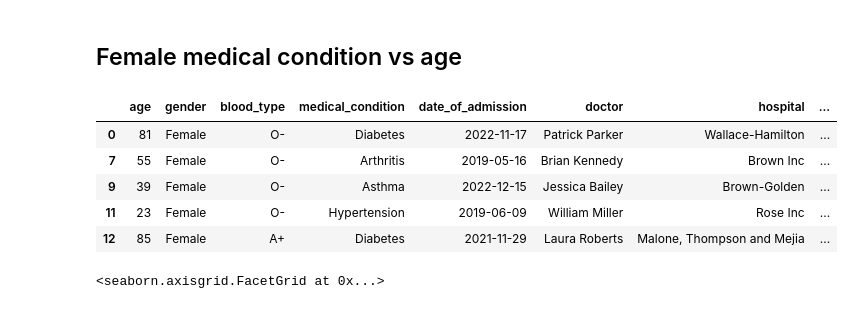
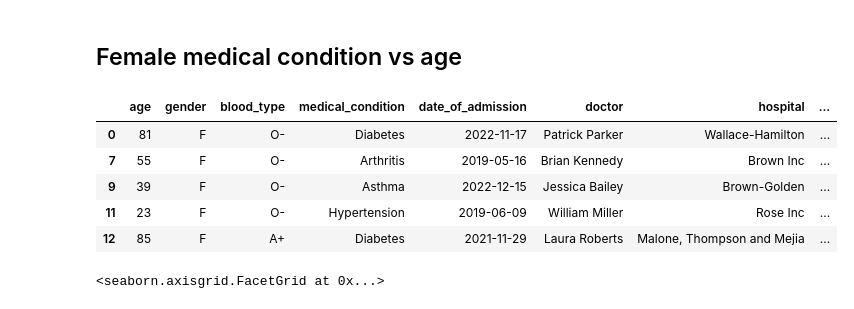
Before and after one commit to Dan-I-El/Healthcare-data-analysis, a Jupyter notebook: analysis.ipynb, the cells around one changed output. Saved outputs shown, nothing was run; the diff lists cells and outputs as text; code cells hidden in the pictures.

```diff
--- a/analysis.ipynb
+++ b/analysis.ipynb
@@ -21,3 +21,7 @@ df.sample(5)
+# %%
+df["billing_amount"] = df["billing_amount"].round(2)
+# %%
+df.replace(["Male", "Female"], ["M", "F"], inplace=True)
 # %%
 df.info()
 # %% [output]
@@ -327,15 +331,15 @@ sns.displot(data=male_df, x="age", col="medical_condition", kind="kde")
 # %% [markdown]
 ## Female medical condition vs age
 # %%
-female_df = df[df["gender"] == "Female"]
+female_df = df[df["gender"] == "F"]
 female_df.head()
 # %% [output]
 |  | age | gender | blood_type | medical_condition | date_of_admission | doctor | hospital | ... |
-| 0 | 81 | Female | O- | Diabetes | 2022-11-17 | Patrick Parker | Wallace-Hamilton | ... |
-| 7 | 55 | Female | O- | Arthritis | 2019-05-16 | Brian Kennedy | Brown Inc | ... |
-| 9 | 39 | Female | O- | Asthma | 2022-12-15 | Jessica Bailey | Brown-Golden | ... |
-| 11 | 23 | Female | O- | Hypertension | 2019-06-09 | William Miller | Rose Inc | ... |
-| 12 | 85 | Female | A+ | Diabetes | 2021-11-29 | Laura Roberts | Malone, Thompson and Mejia | ... |
+| 0 | 81 | F | O- | Diabetes | 2022-11-17 | Patrick Parker | Wallace-Hamilton | ... |
+| 7 | 55 | F | O- | Arthritis | 2019-05-16 | Brian Kennedy | Brown Inc | ... |
+| 9 | 39 | F | O- | Asthma | 2022-12-15 | Jessica Bailey | Brown-Golden | ... |
+| 11 | 23 | F | O- | Hypertension | 2019-06-09 | William Miller | Rose Inc | ... |
+| 12 | 85 | F | A+ | Diabetes | 2021-11-29 | Laura Roberts | Malone, Thompson and Mejia | ... |
 # %%
 sns.displot(data=female_df, x="age", col="medical_condition", kind="kde")
 # %% [output]
```
Also changed, not shown: parts of 5 cells of this notebook.
